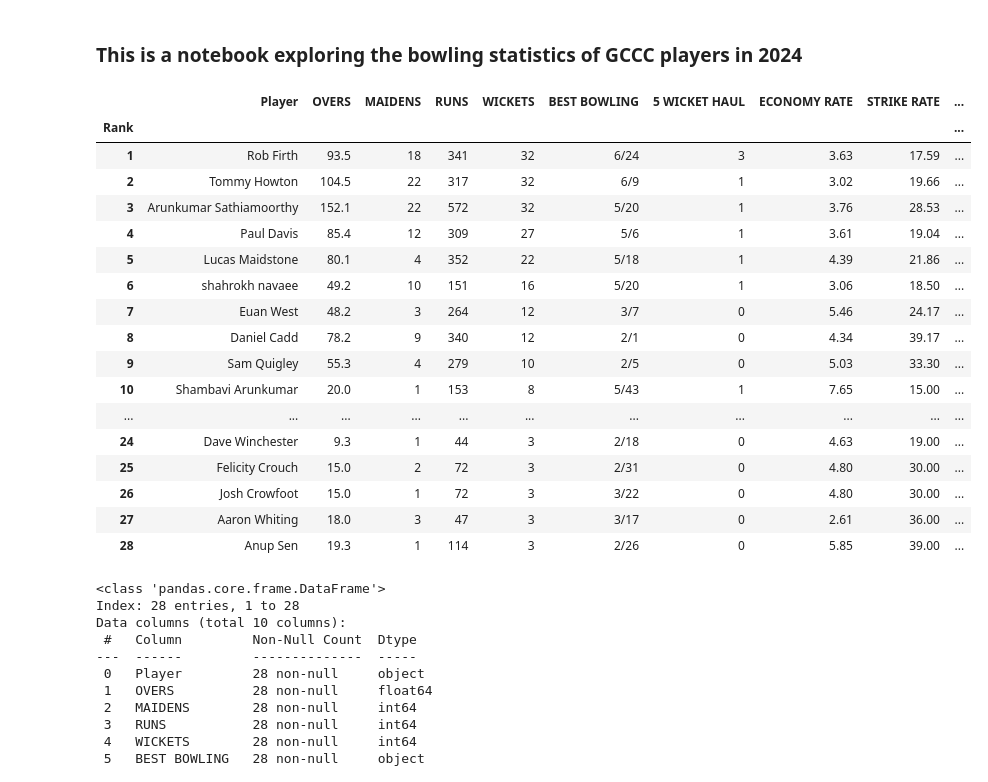
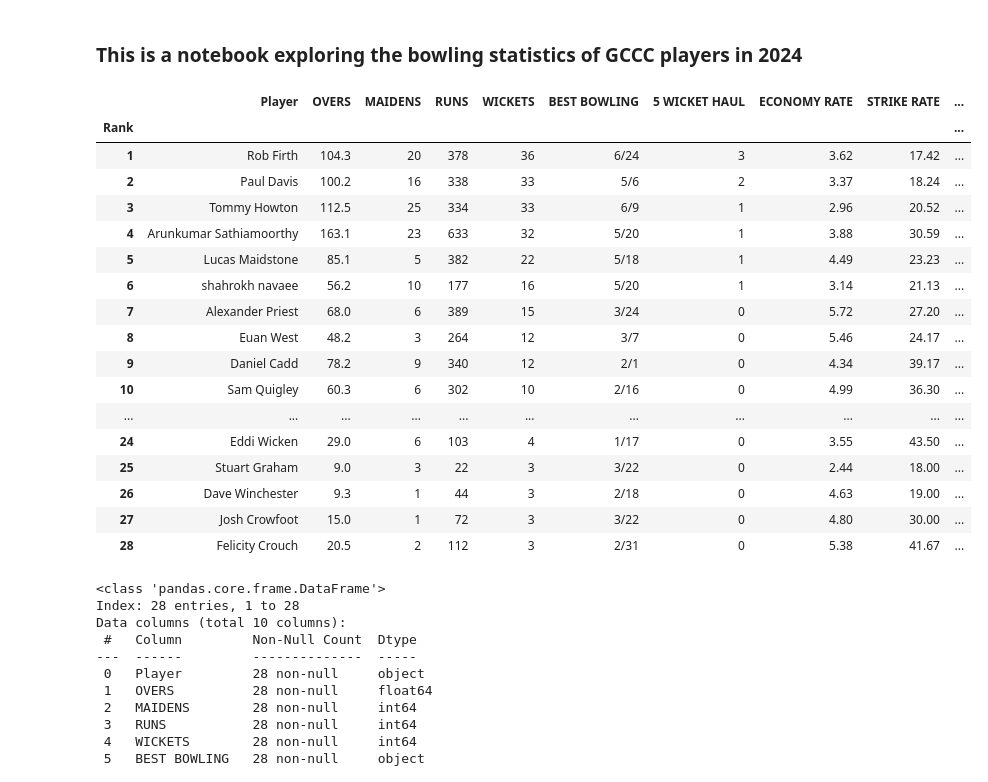
Before and after one commit to TobyDaines/GCCC-Player-Stats-Database, a Jupyter notebook: All Players Bowling.ipynb, the cells around one changed output. Saved outputs shown, nothing was run; the diff lists cells and outputs as text; code cells hidden in the pictures.

```diff
--- a/All Players Bowling.ipynb
+++ b/All Players Bowling.ipynb
@@ -10,27 +10,27 @@ import matplotlib.pyplot as plt
 import seaborn as sns
 # %%
 # Reading in the dataframe using pandas
-df = pd.read_csv("updated bowling stats 09-09-2024.csv", index_col="Rank")
+df = pd.read_csv("All players bowling 2024.csv", index_col="Rank")
 df
 # %% [output]
 |  | Player | OVERS | MAIDENS | RUNS | WICKETS | BEST BOWLING | 5 WICKET HAUL | ECONOMY RATE | STRIKE RATE | ... |
 | Rank |  |  |  |  |  |  |  |  |  | ... |
-| 1 | Rob Firth | 93.5 | 18 | 341 | 32 | 6/24 | 3 | 3.63 | 17.59 | ... |
-| 2 | Tommy Howton | 104.5 | 22 | 317 | 32 | 6/9 | 1 | 3.02 | 19.66 | ... |
-| 3 | Arunkumar Sathiamoorthy | 152.1 | 22 | 572 | 32 | 5/20 | 1 | 3.76 | 28.53 | ... |
-| 4 | Paul Davis | 85.4 | 12 | 309 | 27 | 5/6 | 1 | 3.61 | 19.04 | ... |
-| 5 | Lucas Maidstone | 80.1 | 4 | 352 | 22 | 5/18 | 1 | 4.39 | 21.86 | ... |
-| 6 | shahrokh navaee | 49.2 | 10 | 151 | 16 | 5/20 | 1 | 3.06 | 18.50 | ... |
-| 7 | Euan West | 48.2 | 3 | 264 | 12 | 3/7 | 0 | 5.46 | 24.17 | ... |
-| 8 | Daniel Cadd | 78.2 | 9 | 340 | 12 | 2/1 | 0 | 4.34 | 39.17 | ... |
-| 9 | Sam Quigley | 55.3 | 4 | 279 | 10 | 2/5 | 0 | 5.03 | 33.30 | ... |
-| 10 | Shambavi Arunkumar | 20.0 | 1 | 153 | 8 | 5/43 | 1 | 7.65 | 15.00 | ... |
+| 1 | Rob Firth | 104.3 | 20 | 378 | 36 | 6/24 | 3 | 3.62 | 17.42 | ... |
+| 2 | Paul Davis | 100.2 | 16 | 338 | 33 | 5/6 | 2 | 3.37 | 18.24 | ... |
+| 3 | Tommy Howton | 112.5 | 25 | 334 | 33 | 6/9 | 1 | 2.96 | 20.52 | ... |
+| 4 | Arunkumar Sathiamoorthy | 163.1 | 23 | 633 | 32 | 5/20 | 1 | 3.88 | 30.59 | ... |
+| 5 | Lucas Maidstone | 85.1 | 5 | 382 | 22 | 5/18 | 1 | 4.49 | 23.23 | ... |
+| 6 | shahrokh navaee | 56.2 | 10 | 177 | 16 | 5/20 | 1 | 3.14 | 21.13 | ... |
+| 7 | Alexander Priest | 68.0 | 6 | 389 | 15 | 3/24 | 0 | 5.72 | 27.20 | ... |
+| 8 | Euan West | 48.2 | 3 | 264 | 12 | 3/7 | 0 | 5.46 | 24.17 | ... |
+| 9 | Daniel Cadd | 78.2 | 9 | 340 | 12 | 2/1 | 0 | 4.34 | 39.17 | ... |
+| 10 | Sam Quigley | 60.3 | 6 | 302 | 10 | 2/16 | 0 | 4.99 | 36.30 | ... |
 | ... | ... | ... | ... | ... | ... | ... | ... | ... | ... | ... |
-| 24 | Dave Winchester | 9.3 | 1 | 44 | 3 | 2/18 | 0 | 4.63 | 19.00 | ... |
-| 25 | Felicity Crouch | 15.0 | 2 | 72 | 3 | 2/31 | 0 | 4.80 | 30.00 | ... |
-| 26 | Josh Crowfoot | 15.0 | 1 | 72 | 3 | 3/22 | 0 | 4.80 | 30.00 | ... |
-| 27 | Aaron Whiting | 18.0 | 3 | 47 | 3 | 3/17 | 0 | 2.61 | 36.00 | ... |
-| 28 | Anup Sen | 19.3 | 1 | 114 | 3 | 2/26 | 0 | 5.85 | 39.00 | ... |
+| 24 | Eddi Wicken | 29.0 | 6 | 103 | 4 | 1/17 | 0 | 3.55 | 43.50 | ... |
+| 25 | Stuart Graham | 9.0 | 3 | 22 | 3 | 3/22 | 0 | 2.44 | 18.00 | ... |
+| 26 | Dave Winchester | 9.3 | 1 | 44 | 3 | 2/18 | 0 | 4.63 | 19.00 | ... |
+| 27 | Josh Crowfoot | 15.0 | 1 | 72 | 3 | 3/22 | 0 | 4.80 | 30.00 | ... |
+| 28 | Felicity Crouch | 20.5 | 2 | 112 | 3 | 2/31 | 0 | 5.38 | 41.67 | ... |
 # %%
 # Identifying data types of each column
 df.info()
```
Also changed, not shown: parts of 4 cells of this notebook.
